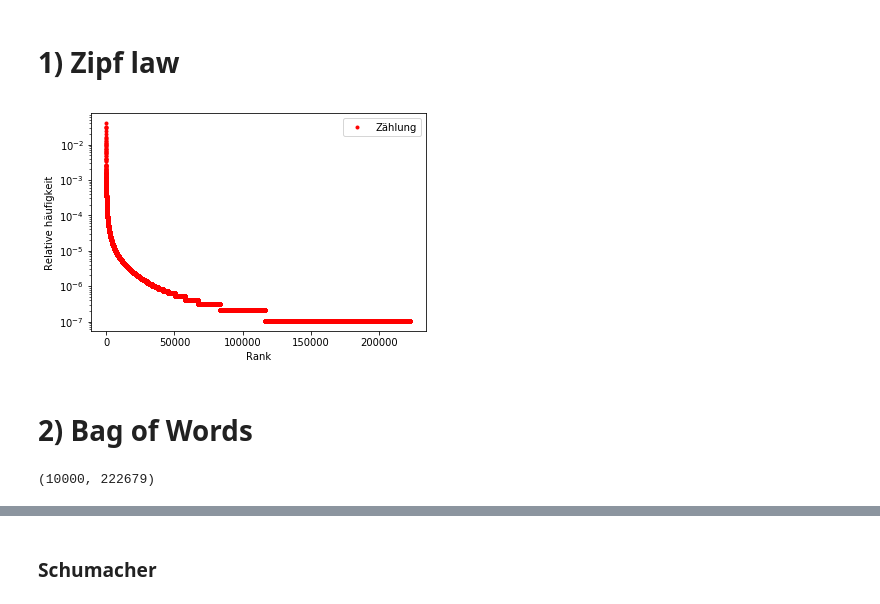
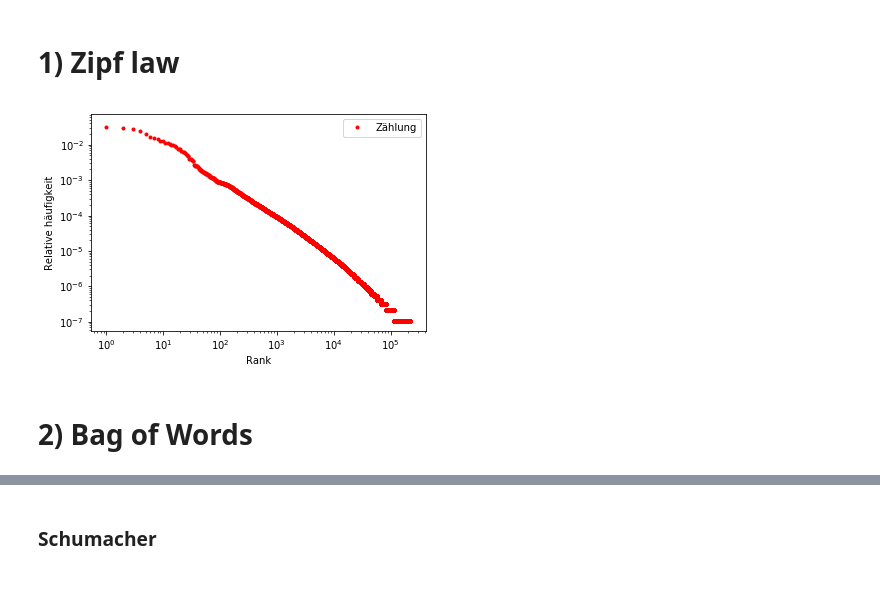
Before and after one commit to swordbreaker/NLP, a Jupyter notebook: Assignment4/Assignment_4_skeleton.ipynb, the cells around one changed output, grey strips where cells are left out. Drawn from its saved outputs; the diff is of its cells as text; code cells hidden in the pictures.

```diff
--- a/Assignment4/Assignment_4_skeleton.ipynb
+++ b/Assignment4/Assignment_4_skeleton.ipynb
@@ -98,25 +208,12 @@ for key, value in sorted(word_dict.items(), key=operator.itemgetter(1), reverse=
 # %%
 fig, ax = plt.subplots()
 plt_rank = plt.plot(np.arange(len(rank)), rank, 'r.', label="Zählung")
-#plt_zipf_law = plt.plot([0, len(rank)], [rank[0], rank[-1]], label="Zipf law")
 plt.xlabel('Rank')
 plt.ylabel('Relative häufigkeit')
 plt.legend(["Zählung", "Zipf law"])
 ax.set_yscale("log", nonposy='clip')
+ax.set_xscale("log")
 # %% [output]
-[figure, old version]
+[figure, new version]
 # %% [markdown]
 # 2) Bag of Words
-# %%
-#bag_of_words = np.zeros((len(people['text']), len(word_index)))
-bag_of_words = lil_matrix((len(people['text']), len(word_index)))
-print(bag_of_words.shape)
-
-for i, text in enumerate(people['text']):
-    for word in nltk.word_tokenize(str(text.encode('utf8'))):
-        if not word.isalpha(): continue
-        w = stem.stem(word.lower())
-        idx = word_index[w]
-        bag_of_words[i, idx] = 1
-# %% [output]
-(10000, 222679)
```
Also changed, not shown: parts of 41 cells of this notebook.
